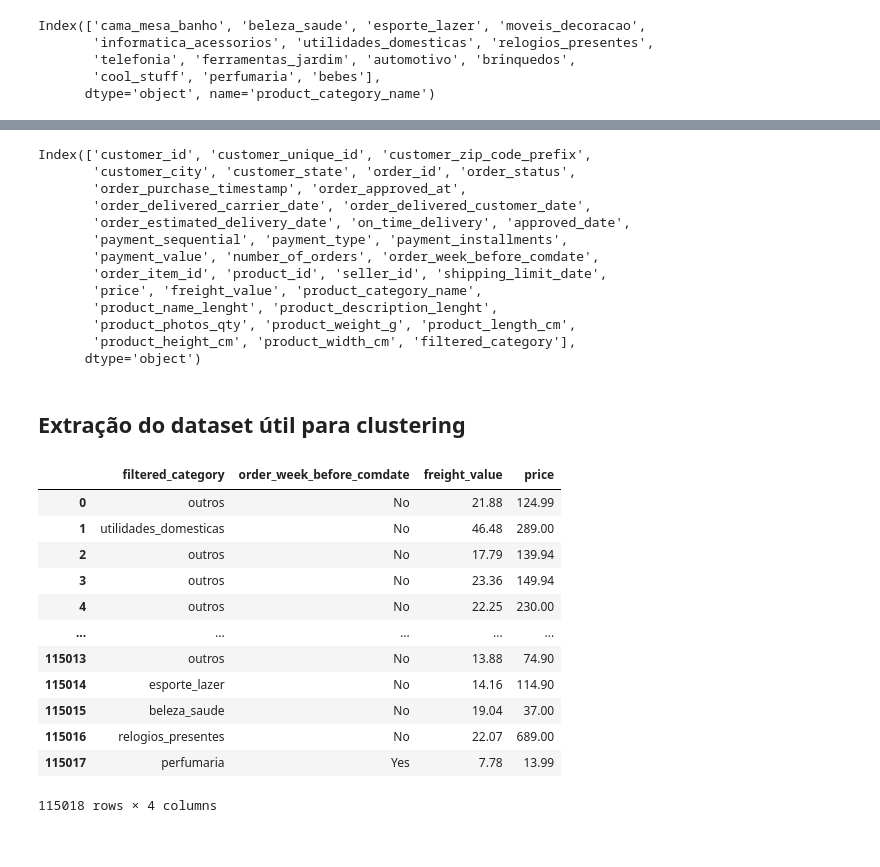
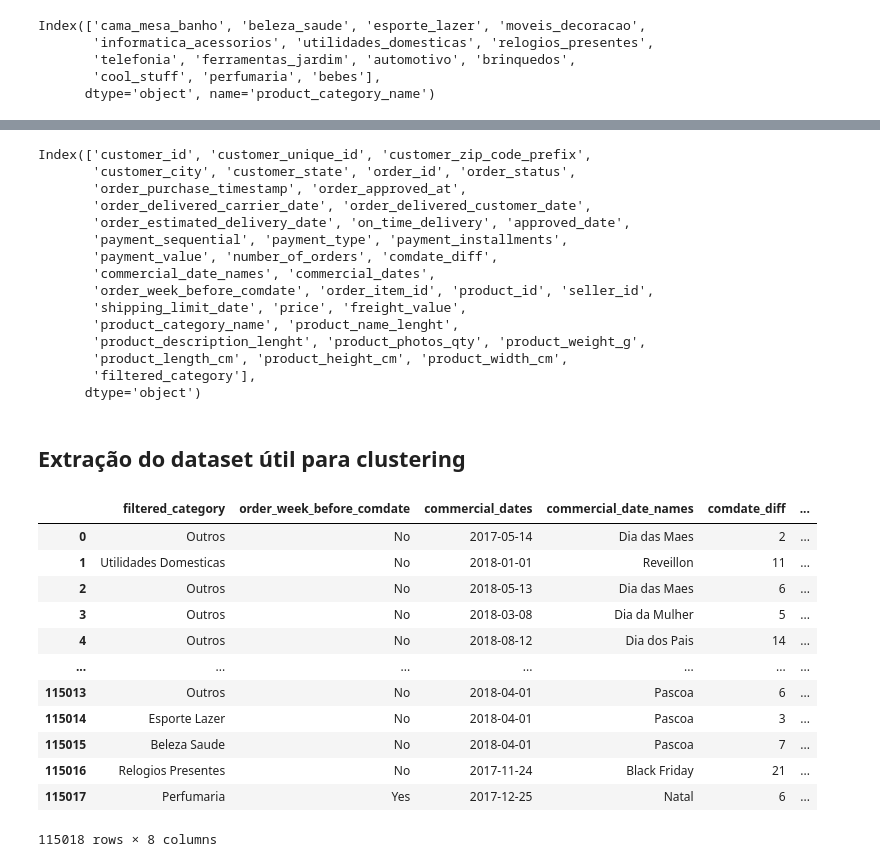
Before and after one commit to wnetohr/Olist-Brazilian-E-Commerce, a Jupyter notebook: notebooks/feature_engineering.ipynb, the cells around one changed output, grey strips where cells are left out. Drawn from its saved outputs; the diff is of its cells as text; code cells hidden in the pictures.

```diff
--- a/notebooks/feature_engineering.ipynb
+++ b/notebooks/feature_engineering.ipynb
@@ -268,9 +262,18 @@ def ocorreu_antes_data_comercial(data_venda, datas_comerciais):
+# %%
+def find_closest_date(order_date):
+    diffs = np.abs((commerce_dates['Datas'] - order_date).dt.days)
+    closest_index = diffs.argmin()
+    return commerce_dates.iloc[closest_index]
+# %%
+closest_dates = customers_orders_payments['order_purchase_timestamp'].apply(find_closest_date)
+# %%
+customers_orders_payments['comdate_diff'] = (closest_dates['Datas'] - customers_orders_payments['order_purchase_timestamp']).dt.days.abs()
+customers_orders_payments['commercial_date_names'] = closest_dates['Nomes']
+customers_orders_payments['commercial_dates'] = closest_dates['Datas']
+customers_orders_payments['order_week_before_comdate'] = (customers_orders_payments['comdate_diff'] <= 7) & (customers_orders_payments['order_purchase_timestamp'] <= closest_dates['Datas'])
+customers_orders_payments['order_week_before_comdate'] = customers_orders_payments['order_week_before_comdate'].replace({True: 'Yes', False: 'No'})
 # %% [markdown]
 #### Verificando quais compras foram realizadas 1 semana antes de uma data comercial
-# %%
-customers_orders_payments['order_week_before_comdate'] = customers_orders_payments['order_purchase_timestamp'].apply(
-    lambda x: ocorreu_antes_data_comercial(x, commerce_dates['Datas'])
-    )
 # %%
 display(customers_orders_payments['order_week_before_comdate'].value_counts())
 alt.Chart(customers_orders_payments).mark_bar().encode(
@@ -369,29 +372,32 @@ Index(['customer_id', 'customer_unique_id', 'customer_zip_code_prefix',
        'order_delivered_carrier_date', 'order_delivered_customer_date',
        'order_estimated_delivery_date', 'on_time_delivery', 'approved_date',
        'payment_sequential', 'payment_type', 'payment_installments',
-       'payment_value', 'number_of_orders', 'order_week_before_comdate',
-       'order_item_id', 'product_id', 'seller_id', 'shipping_limit_date',
-       'price', 'freight_value', 'product_category_name',
-       'product_name_lenght', 'product_description_lenght',
-       'product_photos_qty', 'product_weight_g', 'product_length_cm',
-       'product_height_cm', 'product_width_cm', 'filtered_category'],
+       'payment_value', 'number_of_orders', 'comdate_diff',
+       'commercial_date_names', 'commercial_dates',
+       'order_week_before_comdate', 'order_item_id', 'product_id', 'seller_id',
+       'shipping_limit_date', 'price', 'freight_value',
+       'product_category_name', 'product_name_lenght',
+       'product_description_lenght', 'product_photos_qty', 'product_weight_g',
+       'product_length_cm', 'product_height_cm', 'product_width_cm',
+       'filtered_category'],
       dtype='object')
 # %% [markdown]
 ## Extração do dataset útil para clustering
 # %%
-category_seasonal_data = customer_products[['filtered_category', 'order_week_before_comdate', 'freight_value', 'price']].copy()
+category_seasonal_data = customer_products[['filtered_category', 'order_week_before_comdate','commercial_dates', 'commercial_date_names',  'comdate_diff', 'freight_value', 'price', 'order_purchase_timestamp']].copy()
+category_seasonal_data['filtered_category'] = category_seasonal_data['filtered_category'].str.replace('_', ' ').str.title()
 category_seasonal_data
 # %% [output]
-|  | filtered_category | order_week_before_comdate | freight_value | price |
-| 0 | outros | No | 21.88 | 124.99 |
-| 1 | utilidades_domesticas | No | 46.48 | 289.00 |
-| 2 | outros | No | 17.79 | 139.94 |
-| 3 | outros | No | 23.36 | 149.94 |
-| 4 | outros | No | 22.25 | 230.00 |
-| ... | ... | ... | ... | ... |
-| 115013 | outros | No | 13.88 | 74.90 |
-| 115014 | esporte_lazer | No | 14.16 | 114.90 |
-| 115015 | beleza_saude | No | 19.04 | 37.00 |
-| 115016 | relogios_presentes | No | 22.07 | 689.00 |
-| 115017 | perfumaria | Yes | 7.78 | 13.99 |
+|  | filtered_category | order_week_before_comdate | commercial_dates | commercial_date_names | comdate_diff | ... |
+| 0 | Outros | No | 2017-05-14 | Dia das Maes | 2 | ... |
+| 1 | Utilidades Domesticas | No | 2018-01-01 | Reveillon | 11 | ... |
+| 2 | Outros | No | 2018-05-13 | Dia das Maes | 6 | ... |
+| 3 | Outros | No | 2018-03-08 | Dia da Mulher | 5 | ... |
+| 4 | Outros | No | 2018-08-12 | Dia dos Pais | 14 | ... |
+| ... | ... | ... | ... | ... | ... | ... |
+| 115013 | Outros | No | 2018-04-01 | Pascoa | 6 | ... |
+| 115014 | Esporte Lazer | No | 2018-04-01 | Pascoa | 3 | ... |
+| 115015 | Beleza Saude | No | 2018-04-01 | Pascoa | 7 | ... |
+| 115016 | Relogios Presentes | No | 2017-11-24 | Black Friday | 21 | ... |
+| 115017 | Perfumaria | Yes | 2017-12-25 | Natal | 6 | ... |
-115018 rows × 4 columns
+115018 rows × 8 columns
```
Also changed, not shown: parts of 3 cells of this notebook, 1 other file.
